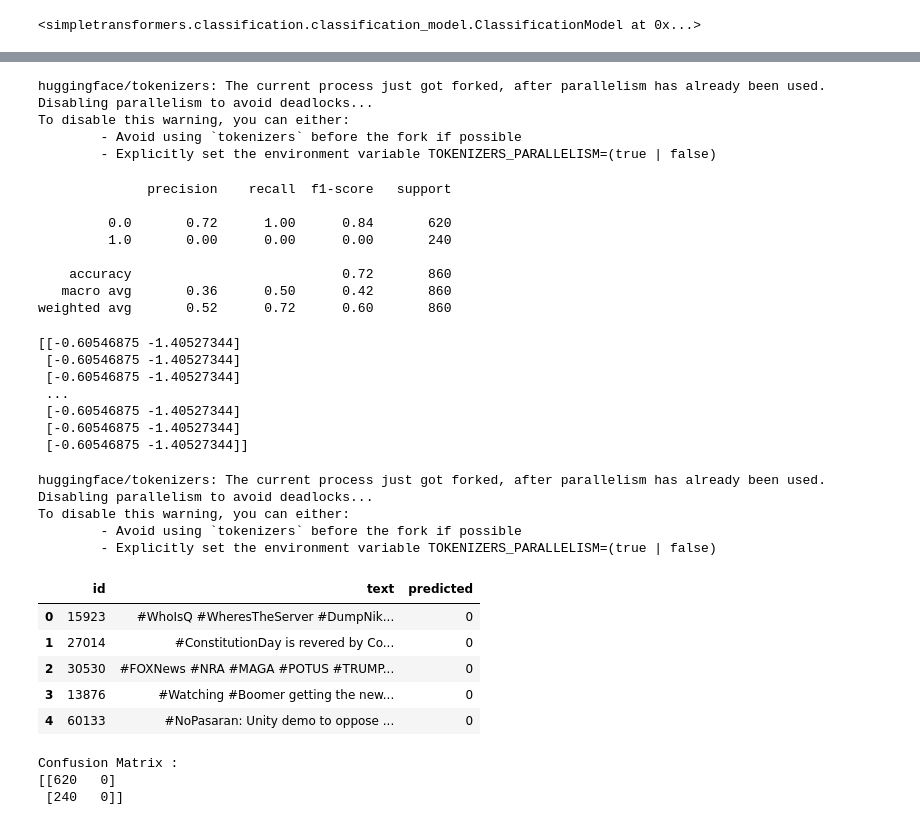
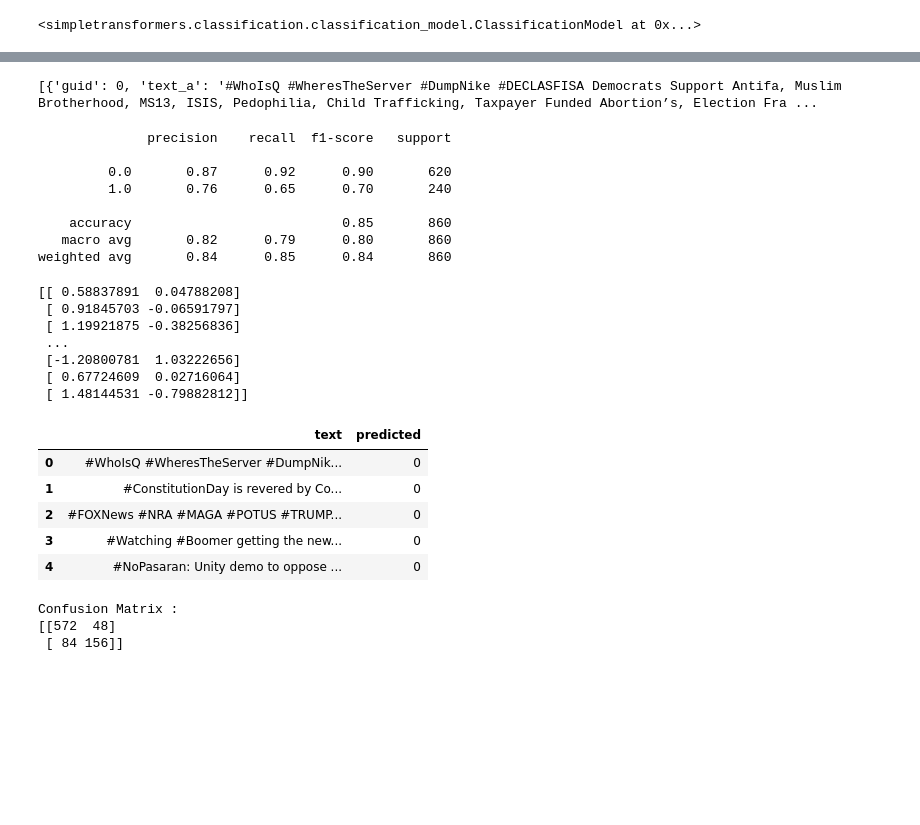
Before and after one commit to melisnv/natural-language-processing-projects, a Jupyter notebook: Assignment II NLP/Classification_by_fine_tuning_BERT.ipynb, the cells around one changed output, grey strips where cells are left out. Drawn from its saved outputs; the diff is of its cells as text; code cells hidden in the pictures; blank space fills up the shorter version.

Commit message:
corrects learning rate of classification model

```diff
--- a/Assignment II NLP/Classification_by_fine_tuning_BERT.ipynb
+++ b/Assignment II NLP/Classification_by_fine_tuning_BERT.ipynb
@@ -47,3 +29,7 @@ print(diagnostic_test_data.head())
 2  55633  #OrrinHatch I can’t believe this sexist , clue...       1
 3  16856  @USER @USER I'll use that one the next time im...       1
 4  26072    0-1 lost my acca on the first fucking fight cba       1
+# %%
+train_data = train_data[['text','labels']]
+test_data = test_data[['text','labels']]
+diagnostic_test_data = diagnostic_test_data[['text','labels']]
@@ -56,9 +69,11 @@ from sklearn.metrics import confusion_matrix,average_precision_score
 # %%
 # from https://simpletransformers.ai/docs/usage/ and https://simpletransformers.ai/docs/binary-classification/
 model_args = ClassificationArgs()
-model_args.num_train_epochs = 2
-model_args.learning_rate = 1e-4
-model_args.overwrite_output_dir = True
+model_args.num_train_epochs = 1
+#model_args.learning_rate = 0.002
+model_args.overwrite_output_dir= True
+model_args.output_dir = '/content/drive/MyDrive/NLP/trained_models'
 
-model = ClassificationModel("bert", "bert-base-cased", args=model_args)
+
+model = ClassificationModel("bert", 'bert-base-cased', args=model_args)
 # %% [output]
@@ -83,53 +101,47 @@ To disable this warning, you can either:
 # %%
 # Evaluate the model
 result, model_outputs, wrong_predictions = model.eval_model(test_data, report = classification_report)
-# %% [output]
-huggingface/tokenizers: The current process just got forked, after parallelism has already been used. Disabling parallelism to avoid deadlocks...
-To disable this warning, you can either:
-        - Avoid using `tokenizers` before the fork if possible
-        - Explicitly set the environment variable TOKENIZERS_PARALLELISM=(true | false)
+# %%
+print(wrong_predictions)
+# %% [output]
+[{'guid': 0, 'text_a': '#WhoIsQ #WheresTheServer #DumpNike #DECLASFISA Democrats Support Antifa, Muslim Brotherhood, MS13, ISIS, Pedophilia, Child Trafficking, Taxpayer Funded Abortion’s, Election Fra ...
 # %%
 print(result['report'])
 # %% [output]
               precision    recall  f1-score   support
 
-         0.0       0.72      1.00      0.84       620
-         1.0       0.00      0.00      0.00       240
+         0.0       0.87      0.92      0.90       620
+         1.0       0.76      0.65      0.70       240
 
-    accuracy                           0.72       860
-   macro avg       0.36      0.50      0.42       860
-weighted avg       0.52      0.72      0.60       860
+    accuracy                           0.85       860
+   macro avg       0.82      0.79      0.80       860
+weighted avg       0.84      0.85      0.84       860
 # %%
 print(model_outputs)
 # %% [output]
-[[-0.60546875 -1.40527344]
- [-0.60546875 -1.40527344]
- [-0.60546875 -1.40527344]
+[[ 0.58837891  0.04788208]
+ [ 0.91845703 -0.06591797]
+ [ 1.19921875 -0.38256836]
  ...
- [-0.60546875 -1.40527344]
- [-0.60546875 -1.40527344]
- [-0.60546875 -1.40527344]]
+ [-1.20800781  1.03222656]
+ [ 0.67724609  0.02716064]
+ [ 1.48144531 -0.79882812]]
 # %%
-test_data_list = []
-for text in test_data['text']:
-  test_data_list.append(text)
+# test_data_list = []
+# for text in test_data['text']:
+#   test_data_list.append(text)
 
-predictions, raw_outputs = model.predict(test_data_list)
+predictions, raw_outputs = model.predict(list(test_data['text']))
-# %% [output]
-huggingface/tokenizers: The current process just got forked, after parallelism has already been used. Disabling parallelism to avoid deadlocks...
-To disable this warning, you can either:
-        - Avoid using `tokenizers` before the fork if possible
-        - Explicitly set the environment variable TOKENIZERS_PARALLELISM=(true | false)
 # %%
-predicted_labels = pd.DataFrame({'id': test_data.id,'text':test_data.text, 'predicted': predictions})
+predicted_labels = pd.DataFrame({'text':test_data.text, 'predicted': predictions})
 predicted_labels.head()
 # %% [output]
-|  | id | text | predicted |
-| 0 | 15923 | #WhoIsQ #WheresTheServer #DumpNik... | 0 |
-| 1 | 27014 | #ConstitutionDay is revered by Co... | 0 |
-| 2 | 30530 | #FOXNews #NRA #MAGA #POTUS #TRUMP... | 0 |
-| 3 | 13876 | #Watching #Boomer getting the new... | 0 |
-| 4 | 60133 | #NoPasaran: Unity demo to oppose ... | 0 |
+|  | text | predicted |
+| 0 | #WhoIsQ #WheresTheServer #DumpNik... | 0 |
+| 1 | #ConstitutionDay is revered by Co... | 0 |
+| 2 | #FOXNews #NRA #MAGA #POTUS #TRUMP... | 0 |
+| 3 | #Watching #Boomer getting the new... | 0 |
+| 4 | #NoPasaran: Unity demo to oppose ... | 0 |
 # %%
 predicted_labels.to_csv('predicted_labels.csv', index=False)
 # %%
@@ -137,5 +149,5 @@ print("Confusion Matrix : ")
 print(confusion_matrix(test_data['labels'], predictions))
 # %% [output]
 Confusion Matrix :
-[[620   0]
- [240   0]]
+[[572  48]
+ [ 84 156]]
```
Also changed, not shown: parts of 6 cells of this notebook, 1 other file.
